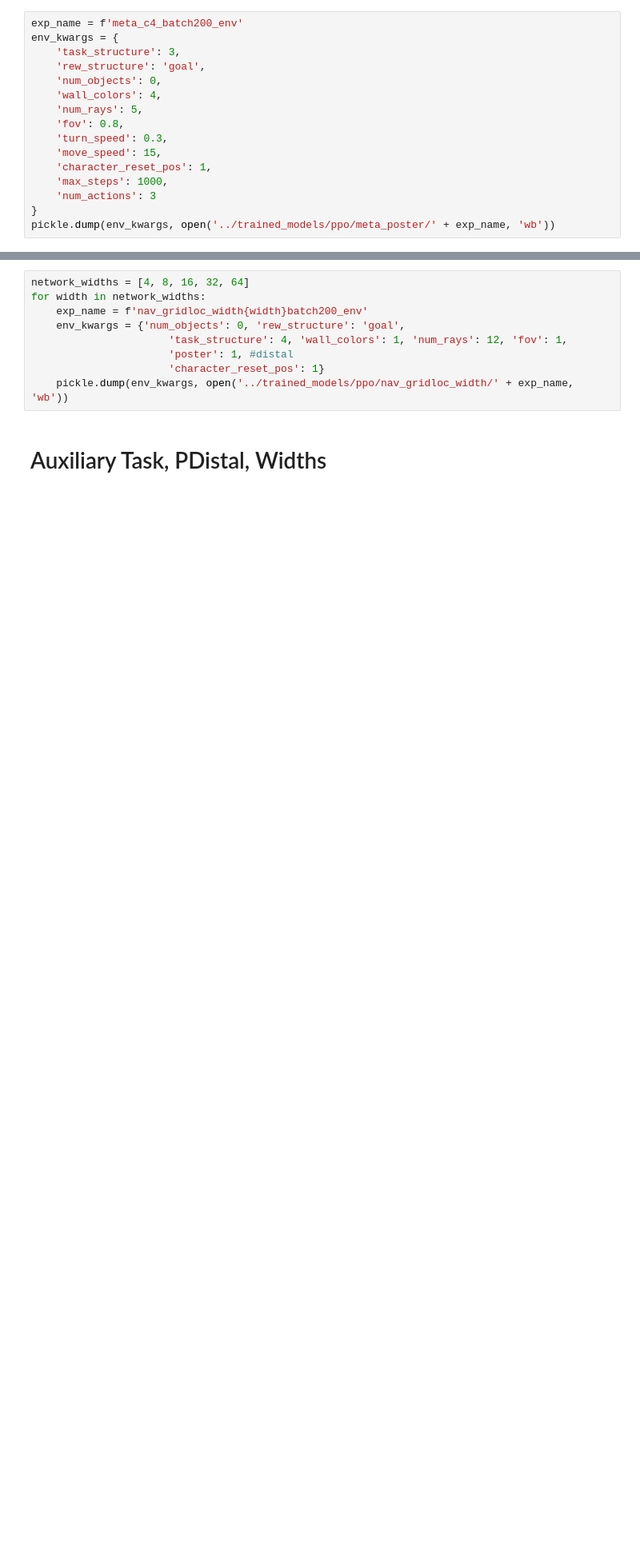
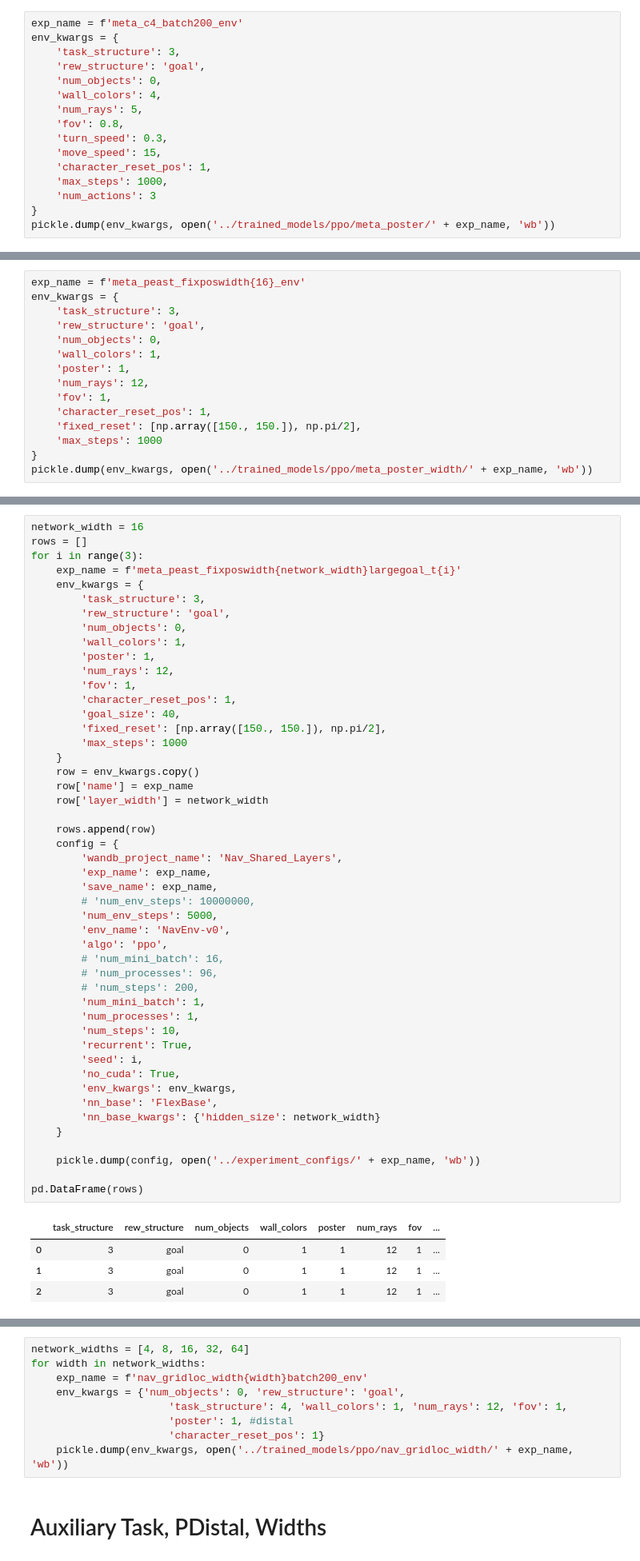
Before and after one commit to liuandrew/training-rl-algo, a Jupyter notebook: write_and_test/write_experiments.ipynb, the cells around one changed output, grey strips where cells are left out. Shown at 80% size. Cells and saved outputs as stored; diff of their text form; blank space fills up the shorter version.

```diff
--- a/write_and_test/write_experiments.ipynb
+++ b/write_and_test/write_experiments.ipynb
@@ -2984,0 +3040,15 @@ pickle.dump(env_kwargs, open('../trained_models/ppo/meta_poster/' + exp_name, 'w
+# %%
+exp_name = f'meta_peast_fixposwidth{16}_env'
+env_kwargs = {
+    'task_structure': 3,
+    'rew_structure': 'goal',
+    'num_objects': 0,
+    'wall_colors': 1,
+    'poster': 1,
+    'num_rays': 12,
+    'fov': 1,
+    'character_reset_pos': 1,
+    'fixed_reset': [np.array([150., 150.]), np.pi/2],
+    'max_steps': 1000
+}
+pickle.dump(env_kwargs, open('../trained_models/ppo/meta_poster_width/' + exp_name, 'wb'))
@@ -2984,0 +3057,53 @@ pickle.dump(env_kwargs, open('../trained_models/ppo/meta_poster/' + exp_name, 'w
+# %%
+network_width = 16
+rows = []
+for i in range(3):
+    exp_name = f'meta_peast_fixposwidth{network_width}largegoal_t{i}'
+    env_kwargs = {
+        'task_structure': 3,
+        'rew_structure': 'goal',
+        'num_objects': 0,
+        'wall_colors': 1,
+        'poster': 1,
+        'num_rays': 12,
+        'fov': 1,
+        'character_reset_pos': 1,
+        'goal_size': 40,
+        'fixed_reset': [np.array([150., 150.]), np.pi/2],
+        'max_steps': 1000
+    }
+    row = env_kwargs.copy()
+    row['name'] = exp_name
+    row['layer_width'] = network_width
+
+    rows.append(row)
+    config = {
+        'wandb_project_name': 'Nav_Shared_Layers',
+        'exp_name': exp_name,
+        'save_name': exp_name,
+        # 'num_env_steps': 10000000,
+        'num_env_steps': 5000,
+        'env_name': 'NavEnv-v0',
+        'algo': 'ppo',
+        # 'num_mini_batch': 16,
+        # 'num_processes': 96,
+        # 'num_steps': 200,
+        'num_mini_batch': 1,
+        'num_processes': 1,
+        'num_steps': 10,
+        'recurrent': True,
+        'seed': i,
+        'no_cuda': True,
+        'env_kwargs': env_kwargs,
+        'nn_base': 'FlexBase',
+        'nn_base_kwargs': {'hidden_size': network_width}
+    }
+
+    pickle.dump(config, open('../experiment_configs/' + exp_name, 'wb'))
+
+pd.DataFrame(rows)
+# %% [output]
+|  | task_structure | rew_structure | num_objects | wall_colors | poster | num_rays | fov | ... |
+| 0 | 3 | goal | 0 | 1 | 1 | 12 | 1 | ... |
+| 1 | 3 | goal | 0 | 1 | 1 | 12 | 1 | ... |
+| 2 | 3 | goal | 0 | 1 | 1 | 12 | 1 | ... |
```
Also changed, not shown: parts of 13 cells of this notebook, 3 other files.
